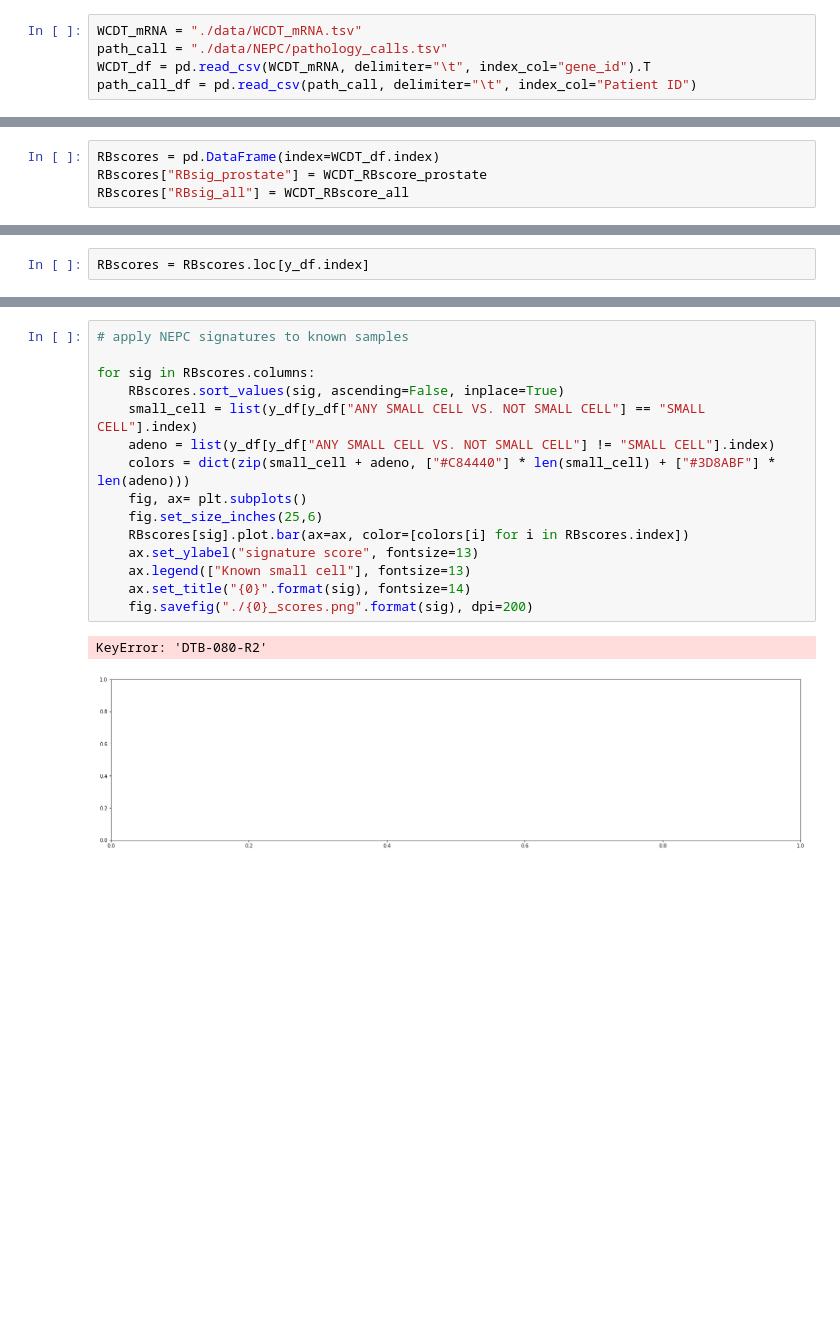
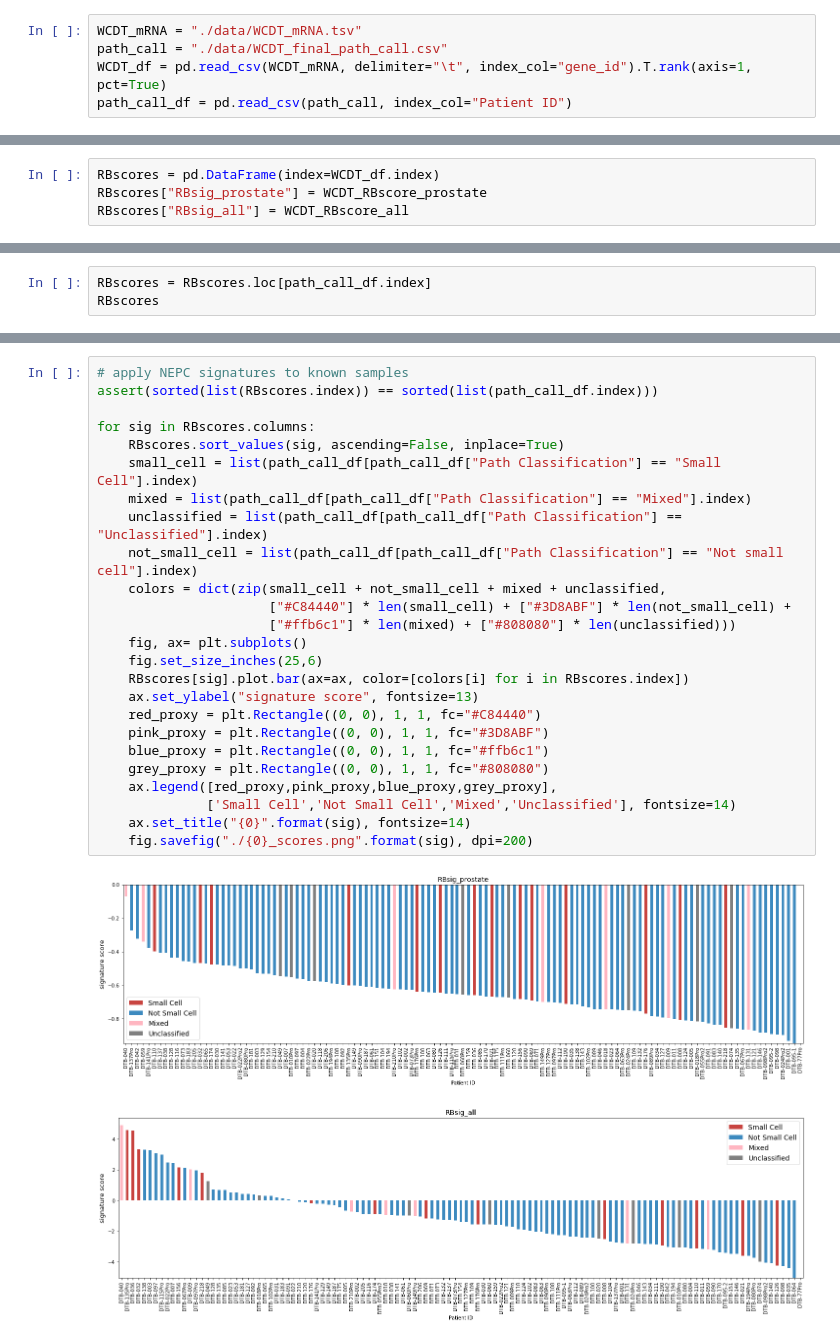
Before and after one commit to MollyZhang/ARsig_python, a Jupyter notebook: RB1sig.ipynb, the cells around one changed output, grey strips where cells are left out. Saved outputs shown, nothing was run; the diff lists cells and outputs as text; blank space fills up the shorter version.

Commit message:
use quantile normed gene expression, add multiple categories to waterfall plot

```diff
--- a/RB1sig.ipynb
+++ b/RB1sig.ipynb
@@ -200,9 +201,9 @@ RBsig_prostate.to_csv("./data/TCGA/RBsig_TCGA.csv", header=None, index=None)
 ### 3. Apply RB signatures to WCDT data
 # %%
 WCDT_mRNA = "./data/WCDT_mRNA.tsv"
-path_call = "./data/NEPC/pathology_calls.tsv"
-WCDT_df = pd.read_csv(WCDT_mRNA, delimiter="\t", index_col="gene_id").T
-path_call_df = pd.read_csv(path_call, delimiter="\t", index_col="Patient ID")
+path_call = "./data/WCDT_final_path_call.csv"
+WCDT_df = pd.read_csv(WCDT_mRNA, delimiter="\t", index_col="gene_id").T.rank(axis=1, pct=True)
+path_call_df = pd.read_csv(path_call, index_col="Patient ID")
 # %%
 RBsig_prostate = pd.read_csv("./data/TCGA/RBsig_TCGA_prostate.csv", header=None)
 RBsig_all = pd.read_csv("./data/TCGA/RBsig_TCGA.csv", header=None)
@@ -248,2 +222,3 @@ y_df.shape
 # %%
-RBscores = RBscores.loc[y_df.index]
+RBscores = RBscores.loc[path_call_df.index]
+RBscores
@@ -250,18 +253,28 @@ RBscores = RBscores.loc[y_df.index]
 # %%
 # apply NEPC signatures to known samples
+assert(sorted(list(RBscores.index)) == sorted(list(path_call_df.index)))
 
 for sig in RBscores.columns:
     RBscores.sort_values(sig, ascending=False, inplace=True)
-    small_cell = list(y_df[y_df["ANY SMALL CELL VS. NOT SMALL CELL"] == "SMALL CELL"].index)
-    adeno = list(y_df[y_df["ANY SMALL CELL VS. NOT SMALL CELL"] != "SMALL CELL"].index)
-    colors = dict(zip(small_cell + adeno, ["#C84440"] * len(small_cell) + ["#3D8ABF"] * len(adeno)))
+    small_cell = list(path_call_df[path_call_df["Path Classification"] == "Small Cell"].index)
+    mixed = list(path_call_df[path_call_df["Path Classification"] == "Mixed"].index)
+    unclassified = list(path_call_df[path_call_df["Path Classification"] == "Unclassified"].index)
+    not_small_cell = list(path_call_df[path_call_df["Path Classification"] == "Not small cell"].index)
+    colors = dict(zip(small_cell + not_small_cell + mixed + unclassified,
+                      ["#C84440"] * len(small_cell) + ["#3D8ABF"] * len(not_small_cell) +
+                      ["#ffb6c1"] * len(mixed) + ["#808080"] * len(unclassified)))
     fig, ax= plt.subplots()
     fig.set_size_inches(25,6)
     RBscores[sig].plot.bar(ax=ax, color=[colors[i] for i in RBscores.index])
     ax.set_ylabel("signature score", fontsize=13)
-    ax.legend(["Known small cell"], fontsize=13)
+    red_proxy = plt.Rectangle((0, 0), 1, 1, fc="#C84440")
+    pink_proxy = plt.Rectangle((0, 0), 1, 1, fc="#3D8ABF")
+    blue_proxy = plt.Rectangle((0, 0), 1, 1, fc="#ffb6c1")
+    grey_proxy = plt.Rectangle((0, 0), 1, 1, fc="#808080")
+    ax.legend([red_proxy,pink_proxy,blue_proxy,grey_proxy],
+              ['Small Cell','Not Small Cell','Mixed','Unclassified'], fontsize=14)
     ax.set_title("{0}".format(sig), fontsize=14)
     fig.savefig("./{0}_scores.png".format(sig), dpi=200)
 # %% [output]
-KeyError: 'DTB-080-R2'
-[figure, old version]
+[figure, new version]
+[figure, added]
```
Also changed, not shown: parts of 16 cells of this notebook, 2 other files.
